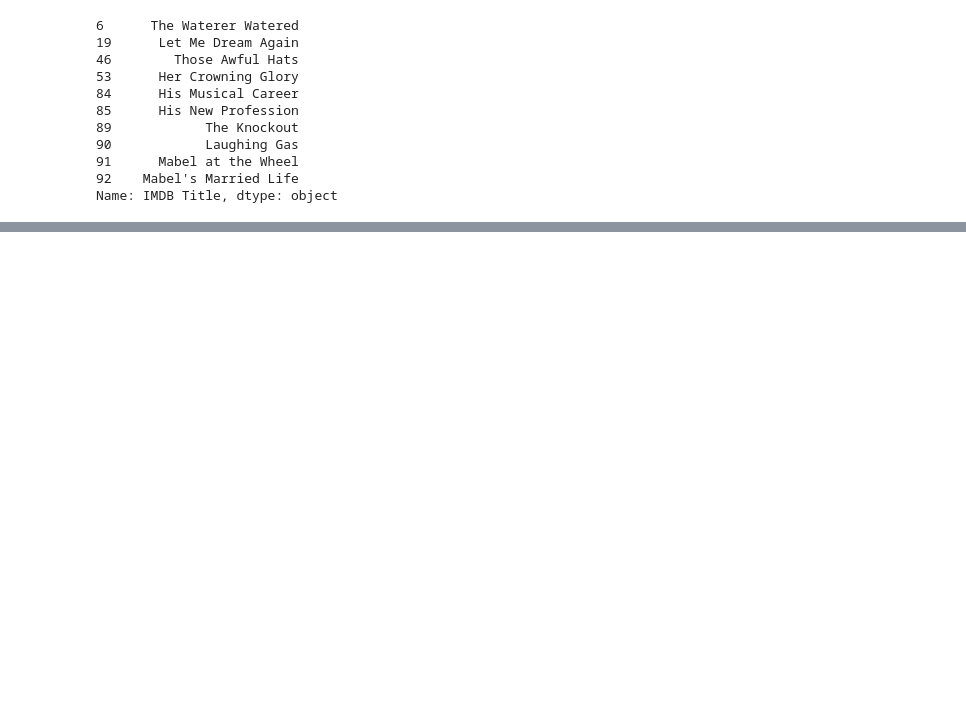
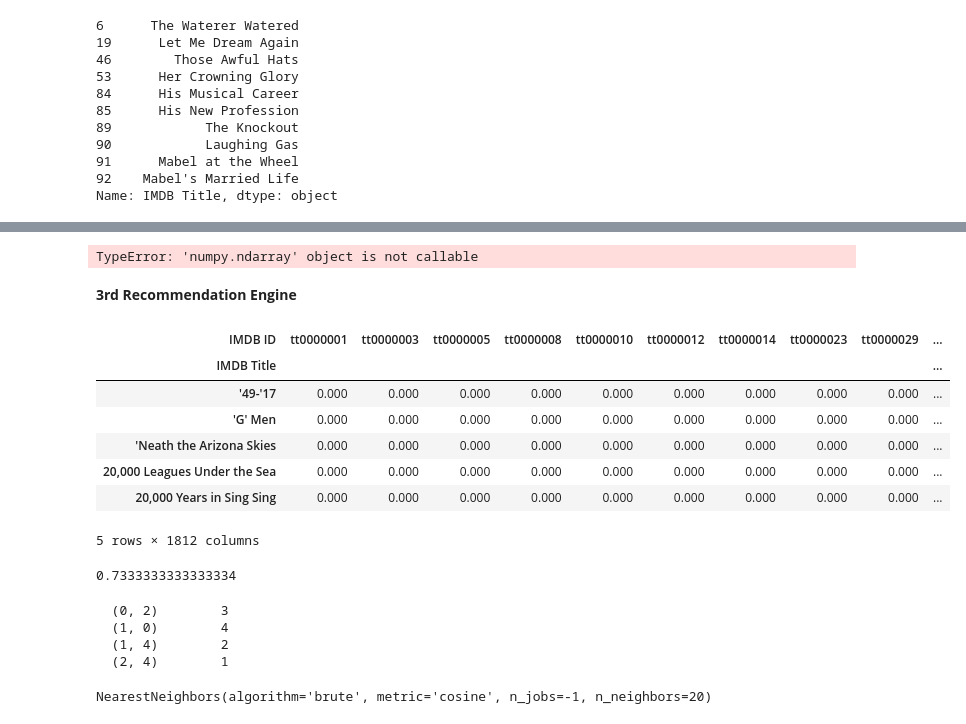
Before and after one commit to seantorres/Movie-Recommender-System, a Jupyter notebook: Data Modeling .ipynb, the cells around one changed output, grey strips where cells are left out. Cells and saved outputs as stored; diff of their text form; code cells hidden in the pictures; blank space fills up the shorter version.

```diff
--- a/Data Modeling .ipynb
+++ b/Data Modeling .ipynb
@@ -69,0 +107,8 @@ Name: IMDB Title, dtype: object
+# %%
+# applying cosine similarity
+
+cv = CountVectorizer()
+converted_matrix = cv.fit_transform(processed_netflix_new['combined_info'])
+cosine_similarity = cosine_similarity(converted_matrix)
+# %% [output]
+TypeError: 'numpy.ndarray' object is not callable
@@ -69,0 +133,33 @@ Name: IMDB Title, dtype: object
+# %% [markdown]
+**3rd Recommendation Engine**
+# %%
+final_dataset = popular_movies.pivot_table(index='IMDB Title',columns='IMDB ID',values='averageRating').fillna(0)
+final_dataset.head()
+# %% [output]
+| IMDB ID | tt0000001 | tt0000003 | tt0000005 | tt0000008 | tt0000010 | tt0000012 | tt0000014 | tt0000023 | tt0000029 | ... |
+| IMDB Title |  |  |  |  |  |  |  |  |  | ... |
+| '49-'17 | 0.000 | 0.000 | 0.000 | 0.000 | 0.000 | 0.000 | 0.000 | 0.000 | 0.000 | ... |
+| 'G' Men | 0.000 | 0.000 | 0.000 | 0.000 | 0.000 | 0.000 | 0.000 | 0.000 | 0.000 | ... |
+| 'Neath the Arizona Skies | 0.000 | 0.000 | 0.000 | 0.000 | 0.000 | 0.000 | 0.000 | 0.000 | 0.000 | ... |
+| 20,000 Leagues Under the Sea | 0.000 | 0.000 | 0.000 | 0.000 | 0.000 | 0.000 | 0.000 | 0.000 | 0.000 | ... |
+| 20,000 Years in Sing Sing | 0.000 | 0.000 | 0.000 | 0.000 | 0.000 | 0.000 | 0.000 | 0.000 | 0.000 | ... |
+5 rows × 1812 columns
+# %%
+sample = np.array([[0,0,3,0,0],[4,0,0,0,2],[0,0,0,0,1]])
+sparsity = 1.0 - ( np.count_nonzero(sample) / float(sample.size) )
+print(sparsity)
+# %% [output]
+0.7333333333333334
+# %%
+csr_sample = csr_matrix(sample)
+print(csr_sample)
+# %% [output]
+  (0, 2)        3
+  (1, 0)        4
+  (1, 4)        2
+  (2, 4)        1
+# %%
+knn = NearestNeighbors(metric='cosine', algorithm='brute', n_neighbors=20, n_jobs=-1)
+knn.fit(csr_data)
+# %% [output]
+NearestNeighbors(algorithm='brute', metric='cosine', n_jobs=-1, n_neighbors=20)
```
Also changed, not shown: parts of 9 cells of this notebook.
